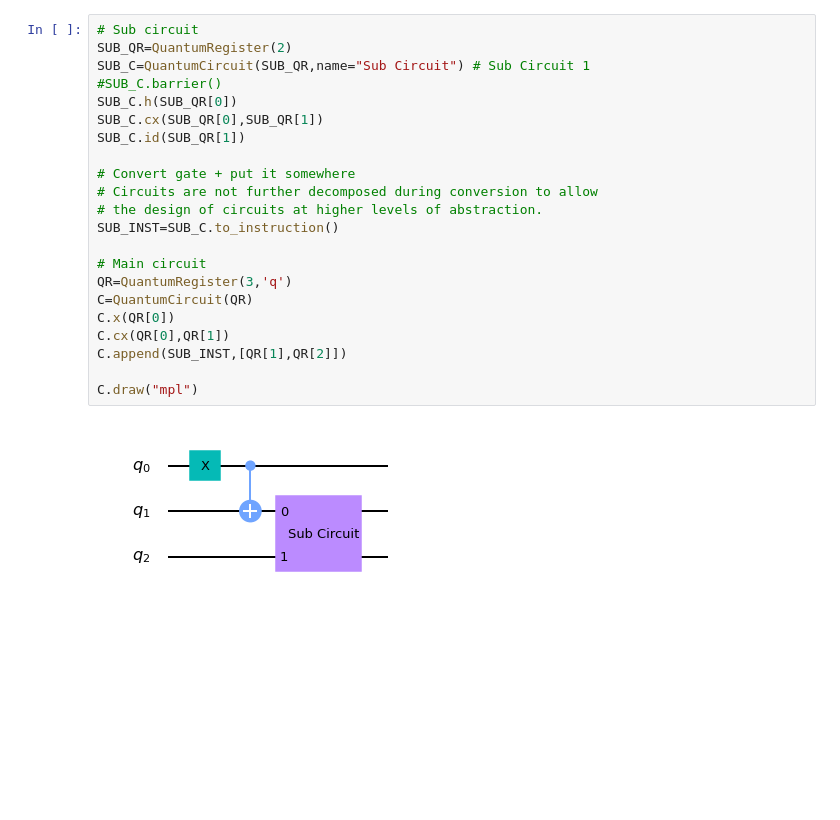
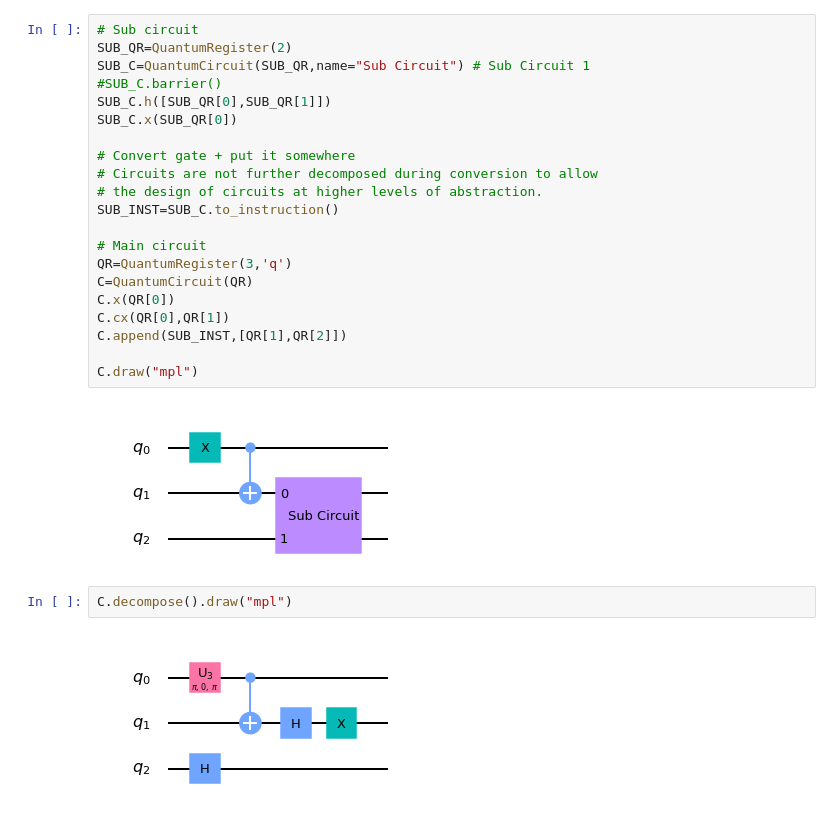
Before and after one commit to theobori/notebooks, a Jupyter notebook: quantum/quantum-exploration.ipynb, the cells around one changed output. Drawn from its saved outputs; the diff is of its cells as text; blank space fills up the shorter version.

```diff
--- a/quantum/quantum-exploration.ipynb
+++ b/quantum/quantum-exploration.ipynb
@@ -143,9 +196,8 @@ Used to avoid some operations with the <b>transpiler</b> (compile(circuit,backen
 SUB_QR=QuantumRegister(2)
 SUB_C=QuantumCircuit(SUB_QR,name="Sub Circuit") # Sub Circuit 1
 #SUB_C.barrier()
-SUB_C.h(SUB_QR[0])
-SUB_C.cx(SUB_QR[0],SUB_QR[1])
-SUB_C.id(SUB_QR[1])
+SUB_C.h([SUB_QR[0],SUB_QR[1]])
+SUB_C.x(SUB_QR[0])
 
 # Convert gate + put it somewhere
 # Circuits are not further decomposed during conversion to allow
@@ -162,3 +214,7 @@ C.append(SUB_INST,[QR[1],QR[2]])
 C.draw("mpl")
 # %% [output]
 [figure]
+# %%
+C.decompose().draw("mpl")
+# %% [output]
+[figure, added]
```
Also changed, not shown: parts of 13 cells of this notebook.
